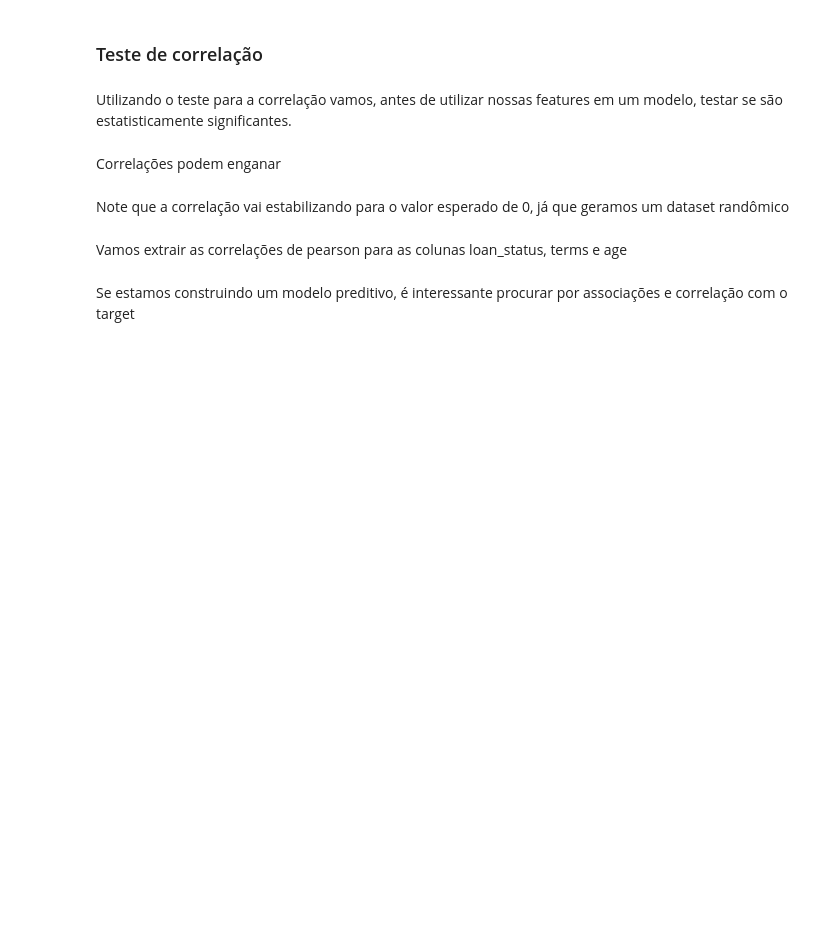
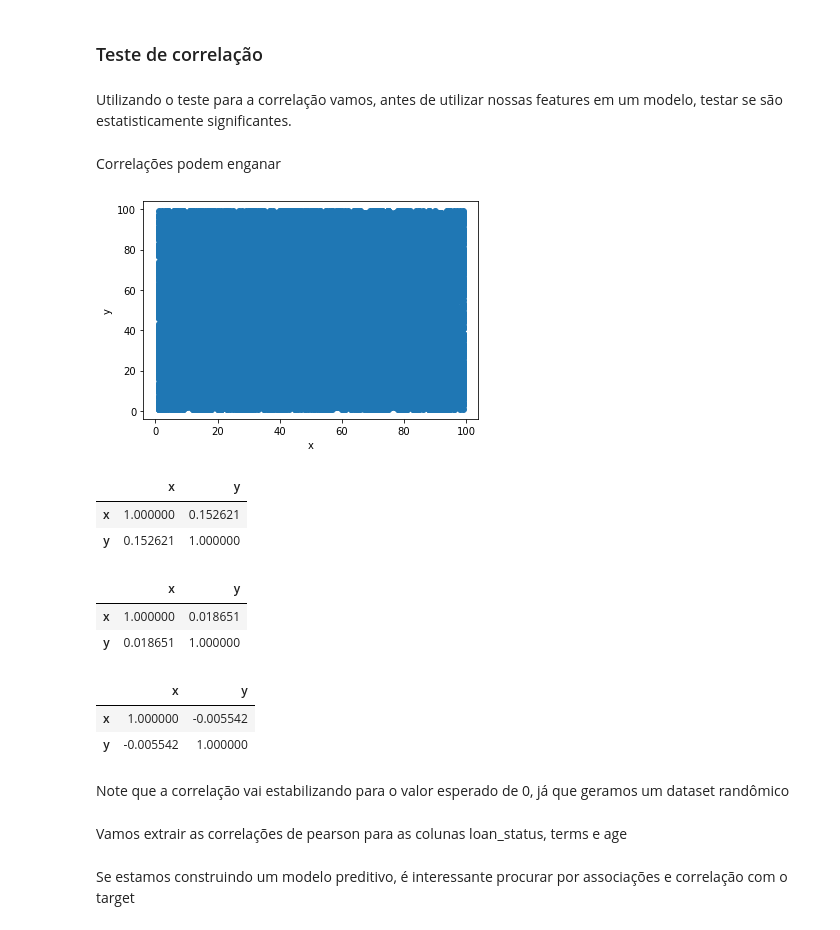
Before and after one commit to brondevitor/Python_Jorney, a Jupyter notebook: Statistics/Estatística Inferêncial (Parte II).ipynb, the cells around one changed output. Cells and saved outputs as stored; diff of their text form; code cells hidden in the pictures; blank space fills up the shorter version.

```diff
--- a/Statistics/Estatística Inferêncial (Parte II).ipynb
+++ b/Statistics/Estatística Inferêncial (Parte II).ipynb
@@ -196,3 +319,16 @@ Rejeitamos a hipótese nula de que as distribuições tem mesma média.
 Utilizando o teste para a correlação vamos, antes de utilizar nossas features em um modelo, testar se são estatisticamente significantes.
 # %% [markdown]
 Correlações podem enganar
+# %%
+# gerando dados aleatorios
+np.random.seed(100)
+x_random = np.random.randint(1,100,20000)
+y_random = np.random.randint(1,100,20000)
+# %%
+plt.scatter(x_random , y_random)
+
+plt.xlabel('x')
+plt.ylabel('y')
+plt.show()
+# %% [output]
+[figure, added]
@@ -199,2 +342,20 @@ Correlações podem enganar
+# %%
+df_random_50.corr()
+# %% [output]
+|  | x | y |
+| x | 1.000000 | 0.152621 |
+| y | 0.152621 | 1.000000 |
+# %%
+df_random_100.corr()
+# %% [output]
+|  | x | y |
+| x | 1.000000 | 0.018651 |
+| y | 0.018651 | 1.000000 |
+# %%
+df_random_500.corr()
+# %% [output]
+|  | x | y |
+| x | 1.000000 | -0.005542 |
+| y | -0.005542 | 1.000000 |
 # %% [markdown]
 Note que a correlação vai estabilizando para o valor esperado de 0, já que geramos um dataset randômico
```
Also changed, not shown: parts of 43 cells of this notebook.
